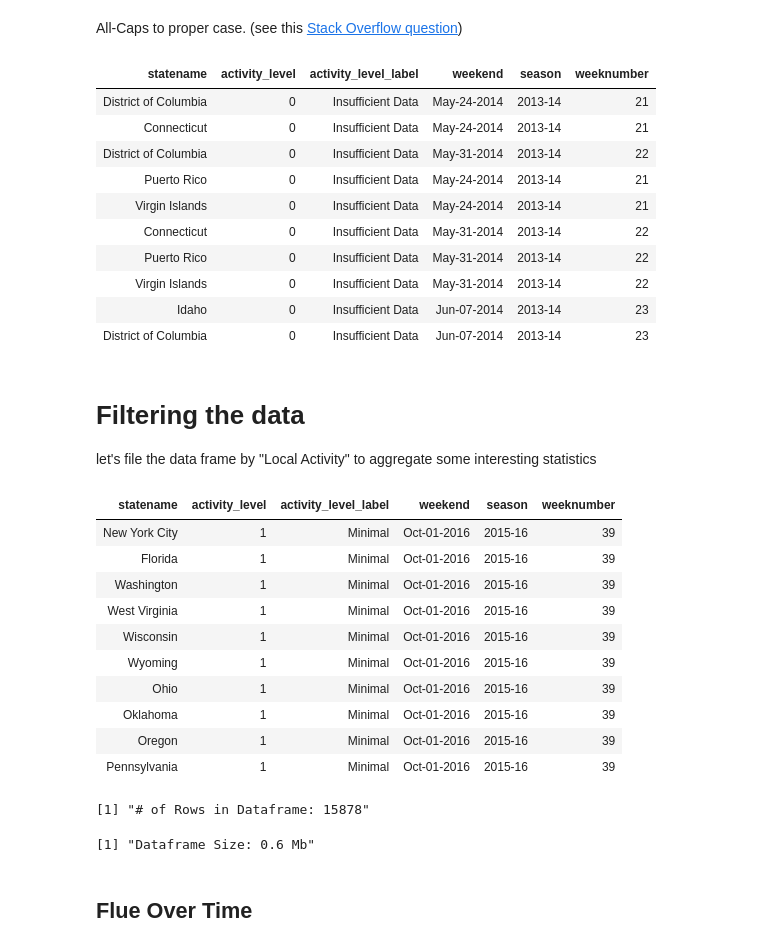
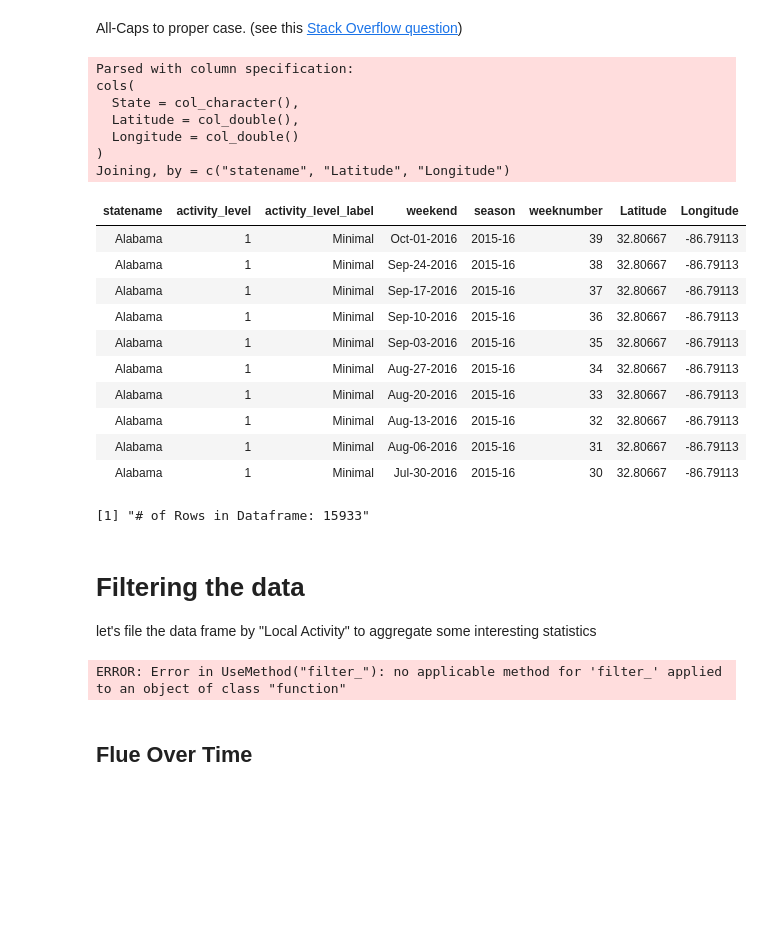
Before and after one commit to smrtnrd/data-exploration-influenza, a Jupyter notebook: influenza_data_nm.ipynb, the cells around one changed output. Drawn from its saved outputs; the diff is of its cells as text; code cells hidden in the pictures; blank space fills up the shorter version.

Commit message:
# data transformation

```diff
--- a/influenza_data_nm.ipynb
+++ b/influenza_data_nm.ipynb
@@ -116,25 +136,43 @@ All-Caps to proper case. (see this [Stack Overflow question](http://stackoverflo
 # %%
 proper_case <- function(x) {
     return (gsub("\\b([A-Z])([A-Z]+)", "\\U\\1\\L\\2" , x, perl = TRUE))
 }
 
-# df <- df %>% mutate(STATENAME = proper_case(STATENAME),
-# ACTIVITYESTIMATE = proper_case(ACTIVITYESTIMATE),
-#                 WEEKEND = proper_case(WEEKEND))
+
+
+file <- "data/state-lat-long.csv"
+df_state_location <- read_csv(file)
+colnames(df_state_location)[1] <- 'statename'
+
+df.location <- tbl_df(df_state_location)
+
+df <- right_join(df,df_state_location) #join the dataframe yeah
+
+#save the dataframe
+write_csv(df, path = "data/train.csv")
 
 df %>% head(10)
+sprintf("# of Rows in Dataframe: %s", nrow(df))
 # %% [output]
+Parsed with column specification:
+cols(
+  State = col_character(),
+  Latitude = col_double(),
+  Longitude = col_double()
+)
+Joining, by = c("statename", "Latitude", "Longitude")
-| statename | activity_level | activity_level_label | weekend | season | weeknumber |
-| District of Columbia | 0 | Insufficient Data | May-24-2014 | 2013-14 | 21 |
-| Connecticut | 0 | Insufficient Data | May-24-2014 | 2013-14 | 21 |
-| District of Columbia | 0 | Insufficient Data | May-31-2014 | 2013-14 | 22 |
-| Puerto Rico | 0 | Insufficient Data | May-24-2014 | 2013-14 | 21 |
-| Virgin Islands | 0 | Insufficient Data | May-24-2014 | 2013-14 | 21 |
-| Connecticut | 0 | Insufficient Data | May-31-2014 | 2013-14 | 22 |
-| Puerto Rico | 0 | Insufficient Data | May-31-2014 | 2013-14 | 22 |
-| Virgin Islands | 0 | Insufficient Data | May-31-2014 | 2013-14 | 22 |
-| Idaho | 0 | Insufficient Data | Jun-07-2014 | 2013-14 | 23 |
-| District of Columbia | 0 | Insufficient Data | Jun-07-2014 | 2013-14 | 23 |
+| statename | activity_level | activity_level_label | weekend | season | weeknumber | Latitude | Longitude |
+| Alabama | 1 | Minimal | Oct-01-2016 | 2015-16 | 39 | 32.80667 | -86.79113 |
+| Alabama | 1 | Minimal | Sep-24-2016 | 2015-16 | 38 | 32.80667 | -86.79113 |
+| Alabama | 1 | Minimal | Sep-17-2016 | 2015-16 | 37 | 32.80667 | -86.79113 |
+| Alabama | 1 | Minimal | Sep-10-2016 | 2015-16 | 36 | 32.80667 | -86.79113 |
+| Alabama | 1 | Minimal | Sep-03-2016 | 2015-16 | 35 | 32.80667 | -86.79113 |
+| Alabama | 1 | Minimal | Aug-27-2016 | 2015-16 | 34 | 32.80667 | -86.79113 |
+| Alabama | 1 | Minimal | Aug-20-2016 | 2015-16 | 33 | 32.80667 | -86.79113 |
+| Alabama | 1 | Minimal | Aug-13-2016 | 2015-16 | 32 | 32.80667 | -86.79113 |
+| Alabama | 1 | Minimal | Aug-06-2016 | 2015-16 | 31 | 32.80667 | -86.79113 |
+| Alabama | 1 | Minimal | Jul-30-2016 | 2015-16 | 30 | 32.80667 | -86.79113 |
+[1] "# of Rows in Dataframe: 15933"
 # %% [markdown]
 # Filtering the data
 
@@ -144,24 +182,11 @@ let's file the data frame by "Local Activity" to aggregate some interesting stat
 #df_flu <- df %>% filter(grepl("Local Activity", ACTIVITYESTIMATE))
 
 df.flu.activity <- df %>% filter(activity_level > 0)
-
 df.flu.activity %>% head(10)
 sprintf("# of Rows in Dataframe: %s", nrow(df.flu.activity))
 sprintf("Dataframe Size: %s", format(object.size(df.flu.activity), units = "MB"))
 # %% [output]
-| statename | activity_level | activity_level_label | weekend | season | weeknumber |
-| New York City | 1 | Minimal | Oct-01-2016 | 2015-16 | 39 |
-| Florida | 1 | Minimal | Oct-01-2016 | 2015-16 | 39 |
-| Washington | 1 | Minimal | Oct-01-2016 | 2015-16 | 39 |
-| West Virginia | 1 | Minimal | Oct-01-2016 | 2015-16 | 39 |
-| Wisconsin | 1 | Minimal | Oct-01-2016 | 2015-16 | 39 |
-| Wyoming | 1 | Minimal | Oct-01-2016 | 2015-16 | 39 |
-| Ohio | 1 | Minimal | Oct-01-2016 | 2015-16 | 39 |
-| Oklahoma | 1 | Minimal | Oct-01-2016 | 2015-16 | 39 |
-| Oregon | 1 | Minimal | Oct-01-2016 | 2015-16 | 39 |
-| Pennsylvania | 1 | Minimal | Oct-01-2016 | 2015-16 | 39 |
-[1] "# of Rows in Dataframe: 15878"
+ERROR: Error in UseMethod("filter_"): no applicable method for 'filter_' applied to an object of class "function"
-[1] "Dataframe Size: 0.6 Mb"
 # %% [markdown]
 ## Flue Over Time
 # %%
```
Also changed, not shown: parts of 7 cells of this notebook, 8 other files.
